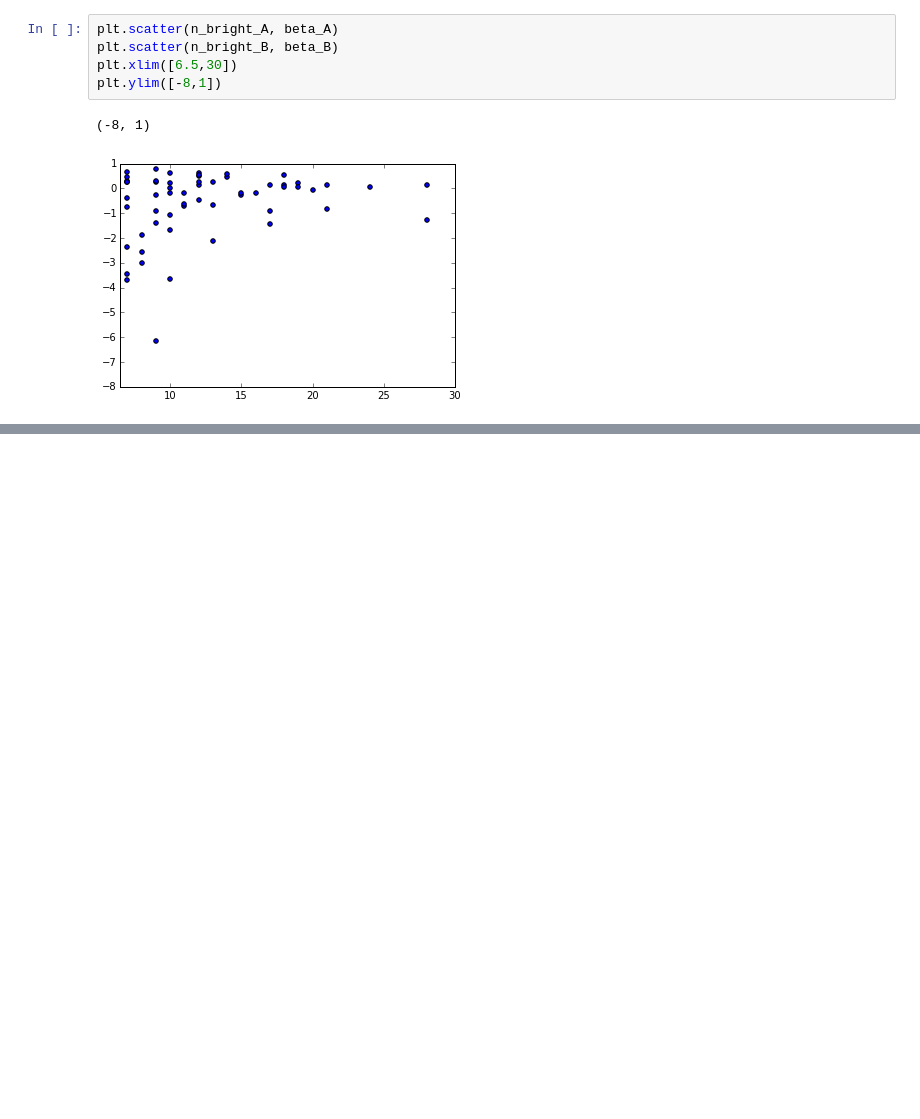
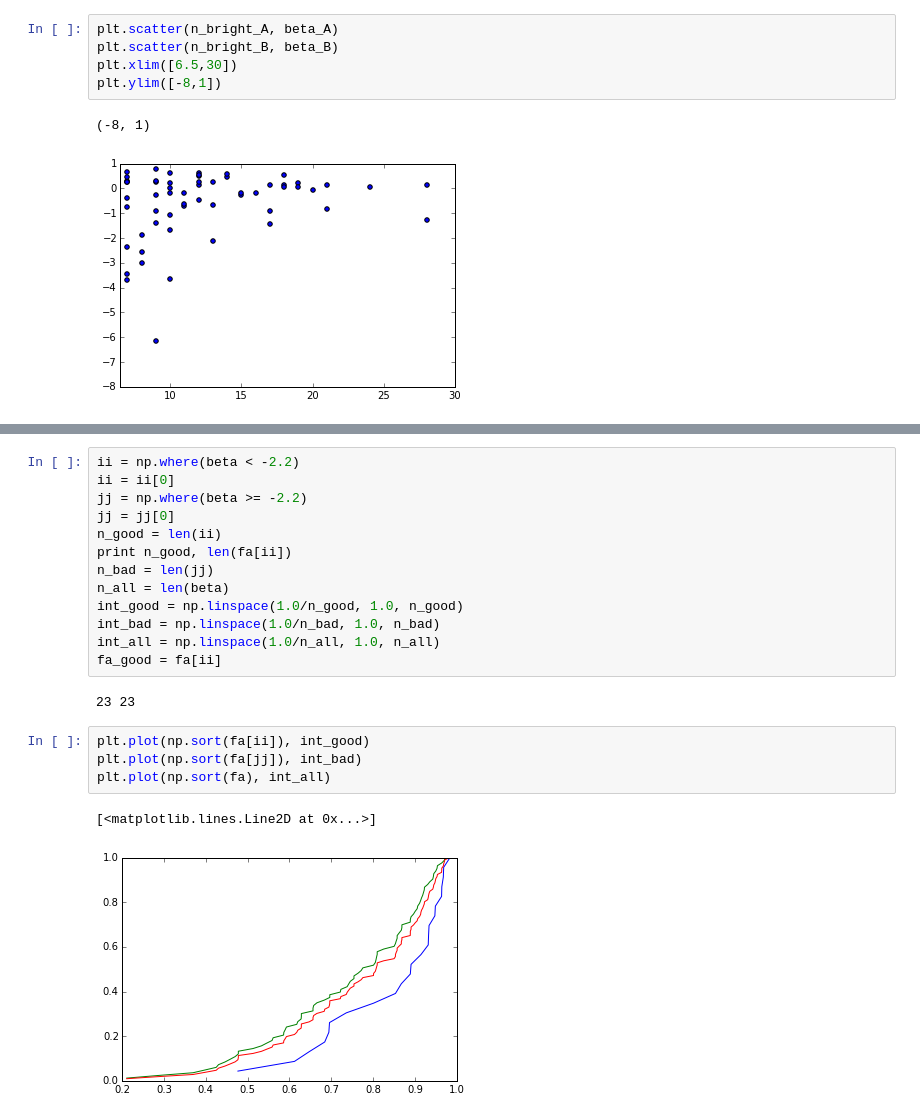
Before and after one commit to astroandes/LGanistropy, a Jupyter notebook: code/explore.ipynb, the cells around one changed output, grey strips where cells are left out. Drawn from its saved outputs; the diff is of its cells as text; blank space fills up the shorter version.

```diff
--- a/code/explore.ipynb
+++ b/code/explore.ipynb
@@ -299,0 +339,22 @@ plt.ylim([-8,1])
+# %%
+ii = np.where(beta < -2.2)
+ii = ii[0]
+jj = np.where(beta >= -2.2)
+jj = jj[0]
+n_good = len(ii)
+print n_good, len(fa[ii])
+n_bad = len(jj)
+n_all = len(beta)
+int_good = np.linspace(1.0/n_good, 1.0, n_good)
+int_bad = np.linspace(1.0/n_bad, 1.0, n_bad)
+int_all = np.linspace(1.0/n_all, 1.0, n_all)
+fa_good = fa[ii]
+# %% [output]
+23 23
+# %%
+plt.plot(np.sort(fa[ii]), int_good)
+plt.plot(np.sort(fa[jj]), int_bad)
+plt.plot(np.sort(fa), int_all)
+# %% [output]
+[<matplotlib.lines.Line2D at 0x...>]
+[figure, added]
```
Also changed, not shown: parts of 7 cells of this notebook.
